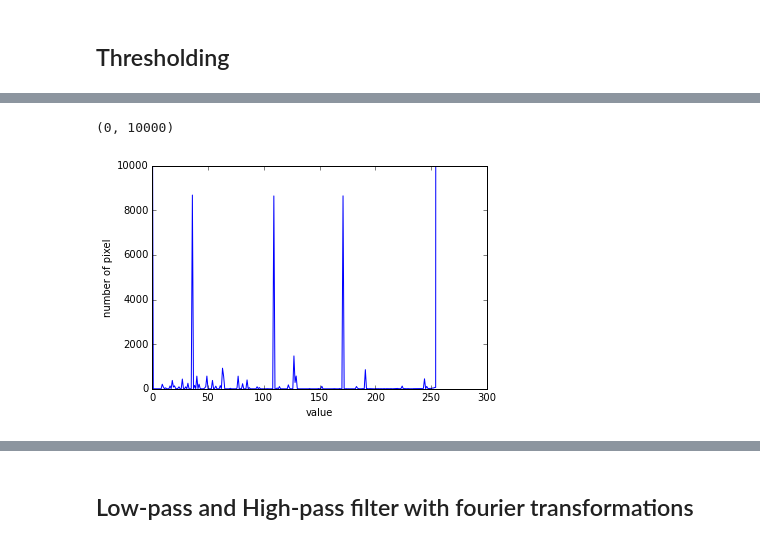
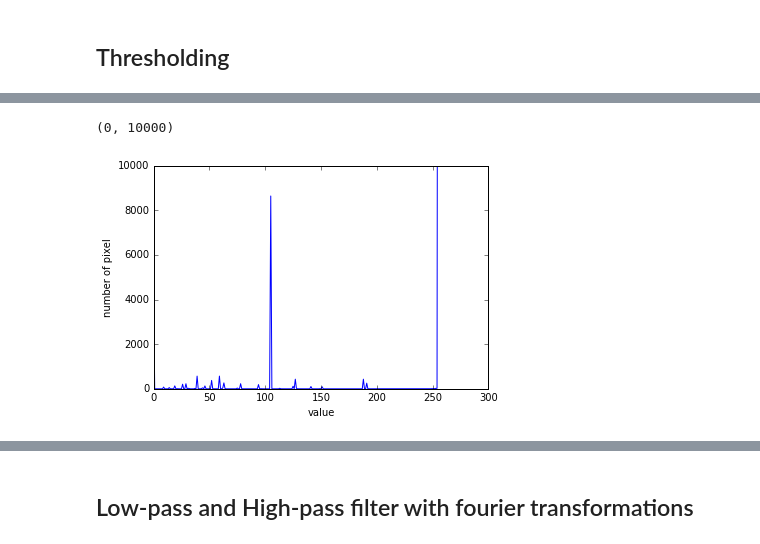
Before and after one commit to MPIDS/Python-Course, a Jupyter notebook: 04b-image-processing/presentation.ipynb, the cells around one changed output, grey strips where cells are left out. Cells and saved outputs as stored; diff of their text form; code cells hidden in the pictures.

```diff
--- a/04b-image-processing/presentation.ipynb
+++ b/04b-image-processing/presentation.ipynb
@@ -54,13 +66,13 @@ image_gray = 256 * image_gray / np.max(image_gray)
 # %%
 #let's have a look at the histogram:
-hist,bins = np.histogram(image,bins=256)
+hist,bins = np.histogram(image_gray,bins=256)
 pl.plot(hist)
 pl.xlabel("value")
 pl.ylabel("number of pixel")
 pl.ylim(0,10000)
 # %% [output]
 (0, 10000)
-[figure, old version]
+[figure, new version]
 # %%
 #Threshold image
 image2 = image_gray < 5
```
Also changed, not shown: parts of 19 cells of this notebook, 4 other files.
